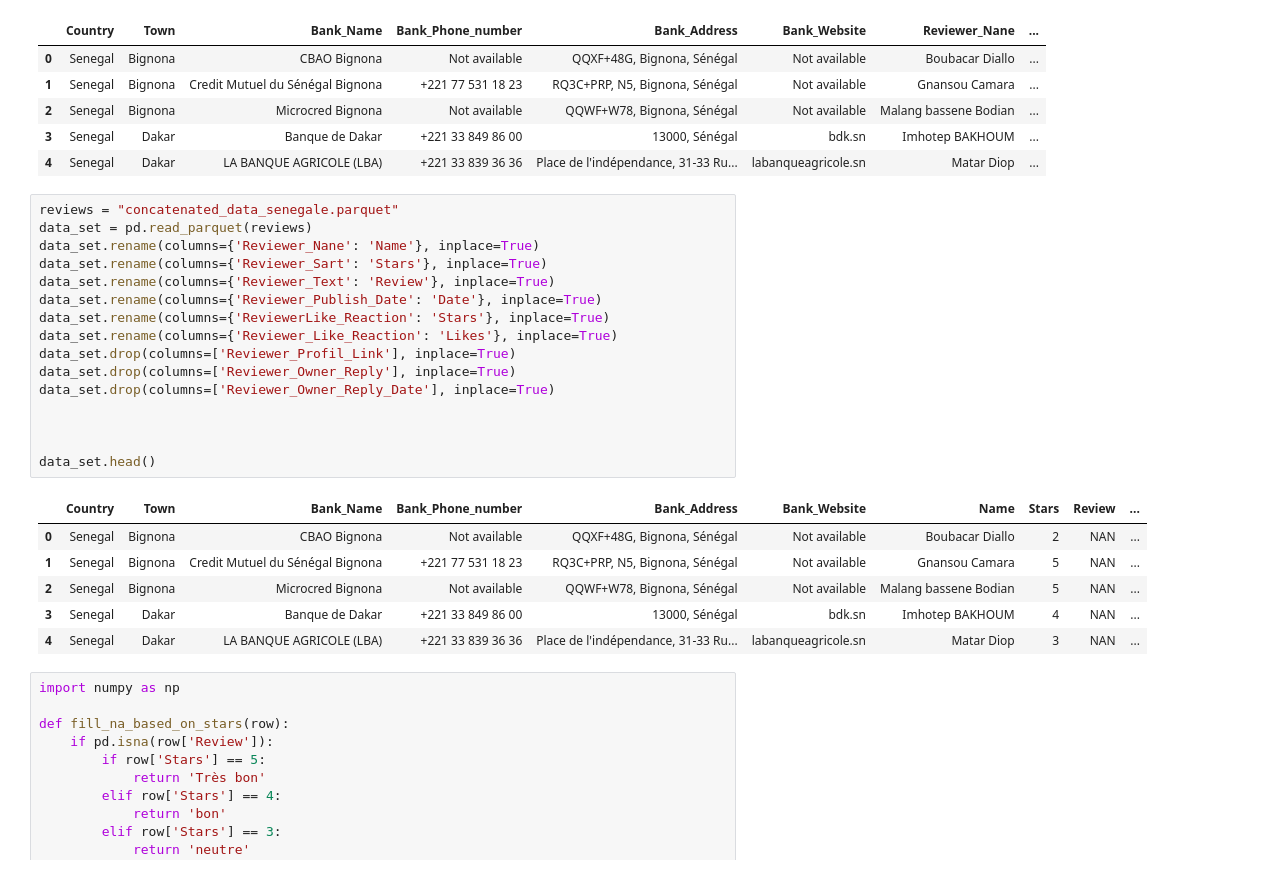
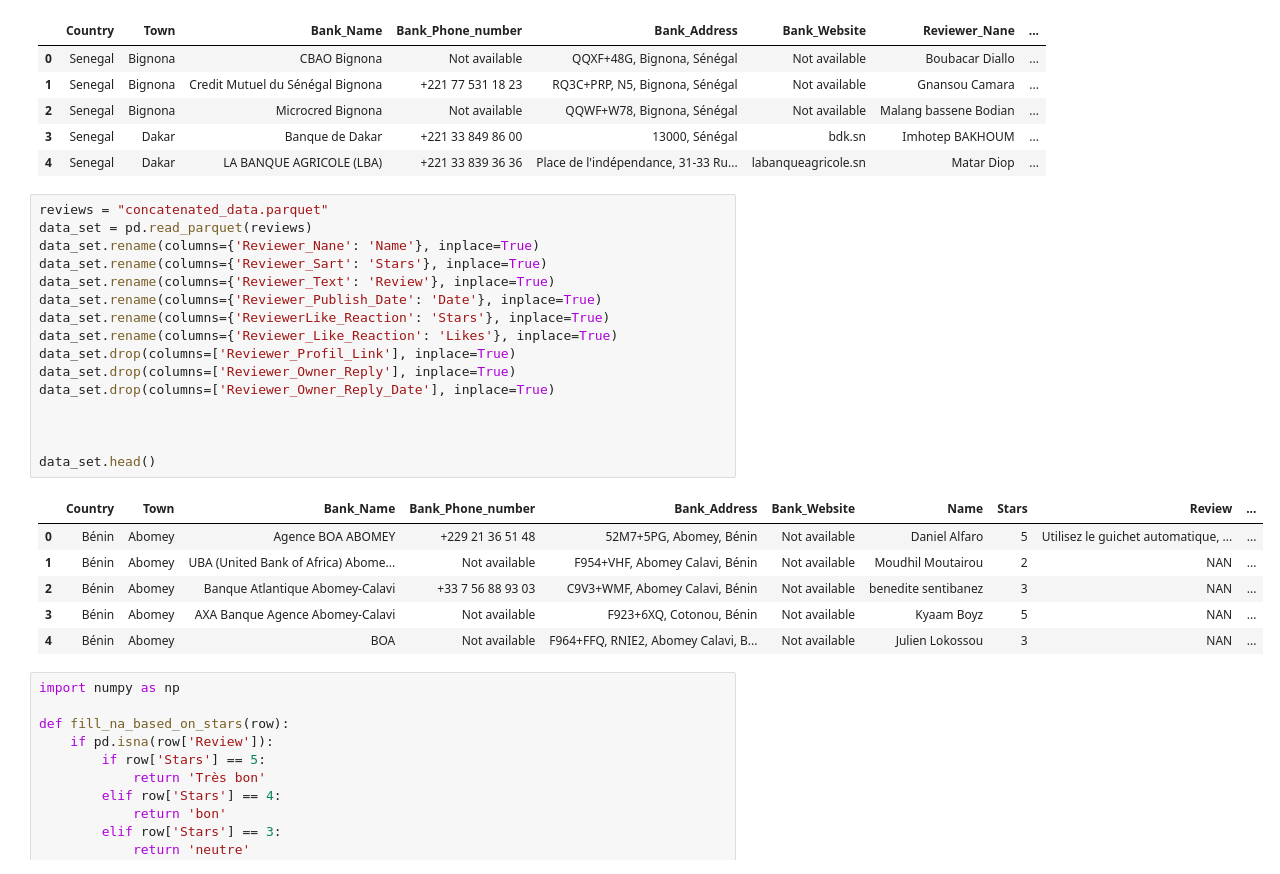
Before and after one commit to Genereux-akotenou/BankReviewIntelligence, a Jupyter notebook: ProcessingService/Models/Model.ipynb, the cells around one changed output. Drawn from its saved outputs; the diff is of its cells as text.

```diff
--- a/ProcessingService/Models/Model.ipynb
+++ b/ProcessingService/Models/Model.ipynb
@@ -51,28 +51,28 @@ all_data.head()
 | 3 | Senegal | Dakar | Banque de Dakar | +221 33 849 86 00 | 13000, Sénégal | bdk.sn | Imhotep BAKHOUM | ... |
 | 4 | Senegal | Dakar | LA BANQUE AGRICOLE (LBA) | +221 33 839 36 36 | Place de l'indépendance, 31-33 Ru... | labanqueagricole.sn | Matar Diop | ... |
 # %%
-reviews = "concatenated_data_senegale.parquet"
+reviews = "concatenated_data.parquet"
 data_set = pd.read_parquet(reviews)
 data_set.rename(columns={'Reviewer_Nane': 'Name'}, inplace=True)
 data_set.rename(columns={'Reviewer_Sart': 'Stars'}, inplace=True)
 data_set.rename(columns={'Reviewer_Text': 'Review'}, inplace=True)
 data_set.rename(columns={'Reviewer_Publish_Date': 'Date'}, inplace=True)
 data_set.rename(columns={'ReviewerLike_Reaction': 'Stars'}, inplace=True)
 data_set.rename(columns={'Reviewer_Like_Reaction': 'Likes'}, inplace=True)
 data_set.drop(columns=['Reviewer_Profil_Link'], inplace=True)
 data_set.drop(columns=['Reviewer_Owner_Reply'], inplace=True)
 data_set.drop(columns=['Reviewer_Owner_Reply_Date'], inplace=True)
 
 
 
 data_set.head()
 # %% [output]
 |  | Country | Town | Bank_Name | Bank_Phone_number | Bank_Address | Bank_Website | Name | Stars | Review | ... |
-| 0 | Senegal | Bignona | CBAO Bignona | Not available | QQXF+48G, Bignona, Sénégal | Not available | Boubacar Diallo | 2 | NAN | ... |
-| 1 | Senegal | Bignona | Credit Mutuel du Sénégal Bignona | +221 77 531 18 23 | RQ3C+PRP, N5, Bignona, Sénégal | Not available | Gnansou Camara | 5 | NAN | ... |
-| 2 | Senegal | Bignona | Microcred Bignona | Not available | QQWF+W78, Bignona, Sénégal | Not available | Malang bassene Bodian | 5 | NAN | ... |
-| 3 | Senegal | Dakar | Banque de Dakar | +221 33 849 86 00 | 13000, Sénégal | bdk.sn | Imhotep BAKHOUM | 4 | NAN | ... |
-| 4 | Senegal | Dakar | LA BANQUE AGRICOLE (LBA) | +221 33 839 36 36 | Place de l'indépendance, 31-33 Ru... | labanqueagricole.sn | Matar Diop | 3 | NAN | ... |
+| 0 | Bénin | Abomey | Agence BOA ABOMEY | +229 21 36 51 48 | 52M7+5PG, Abomey, Bénin | Not available | Daniel Alfaro | 5 | Utilisez le guichet automatique, ... | ... |
+| 1 | Bénin | Abomey | UBA (United Bank of Africa) Abome... | Not available | F954+VHF, Abomey Calavi, Bénin | Not available | Moudhil Moutairou | 2 | NAN | ... |
+| 2 | Bénin | Abomey | Banque Atlantique Abomey-Calavi | +33 7 56 88 93 03 | C9V3+WMF, Abomey Calavi, Bénin | Not available | benedite sentibanez | 3 | NAN | ... |
+| 3 | Bénin | Abomey | AXA Banque Agence Abomey-Calavi | Not available | F923+6XQ, Cotonou, Bénin | Not available | Kyaam Boyz | 5 | NAN | ... |
+| 4 | Bénin | Abomey | BOA | Not available | F964+FFQ, RNIE2, Abomey Calavi, B... | Not available | Julien Lokossou | 3 | NAN | ... |
 # %%
 import numpy as np
 
```
Also changed, not shown: parts of 7 cells of this notebook, 1 other file.
